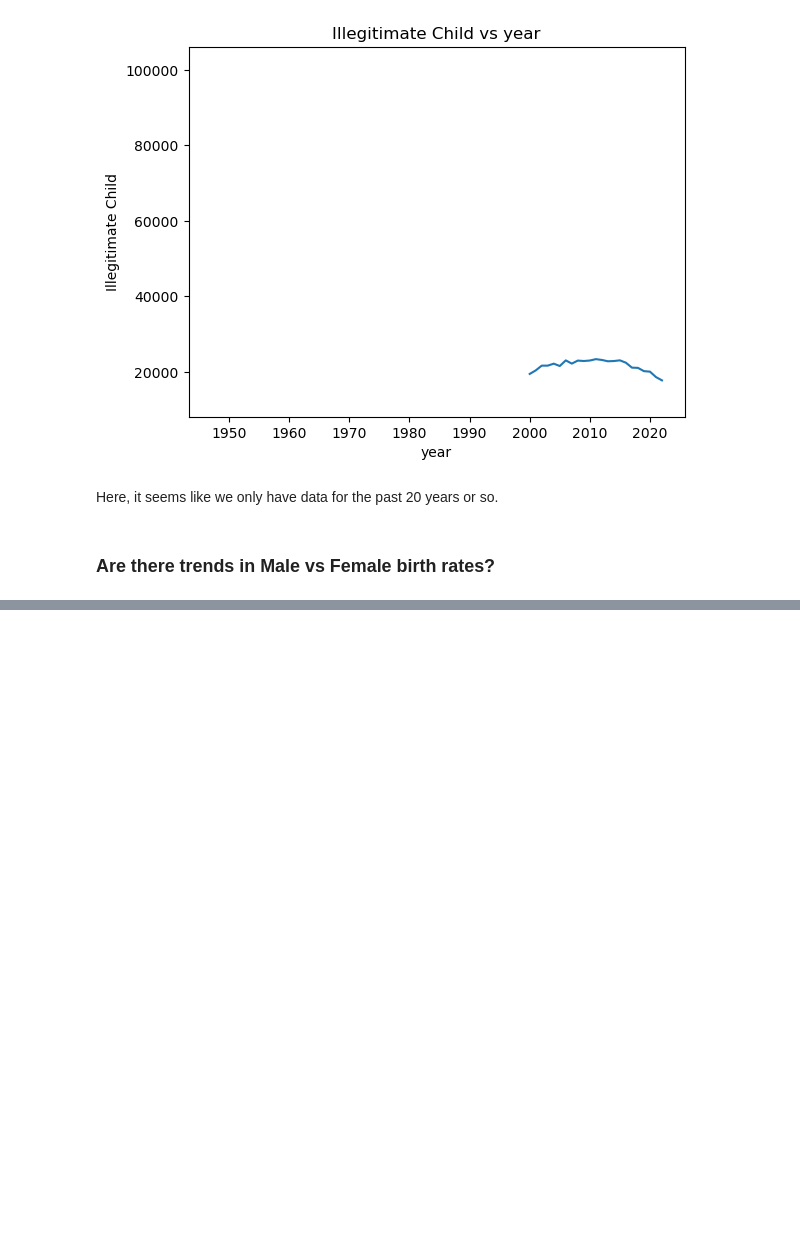
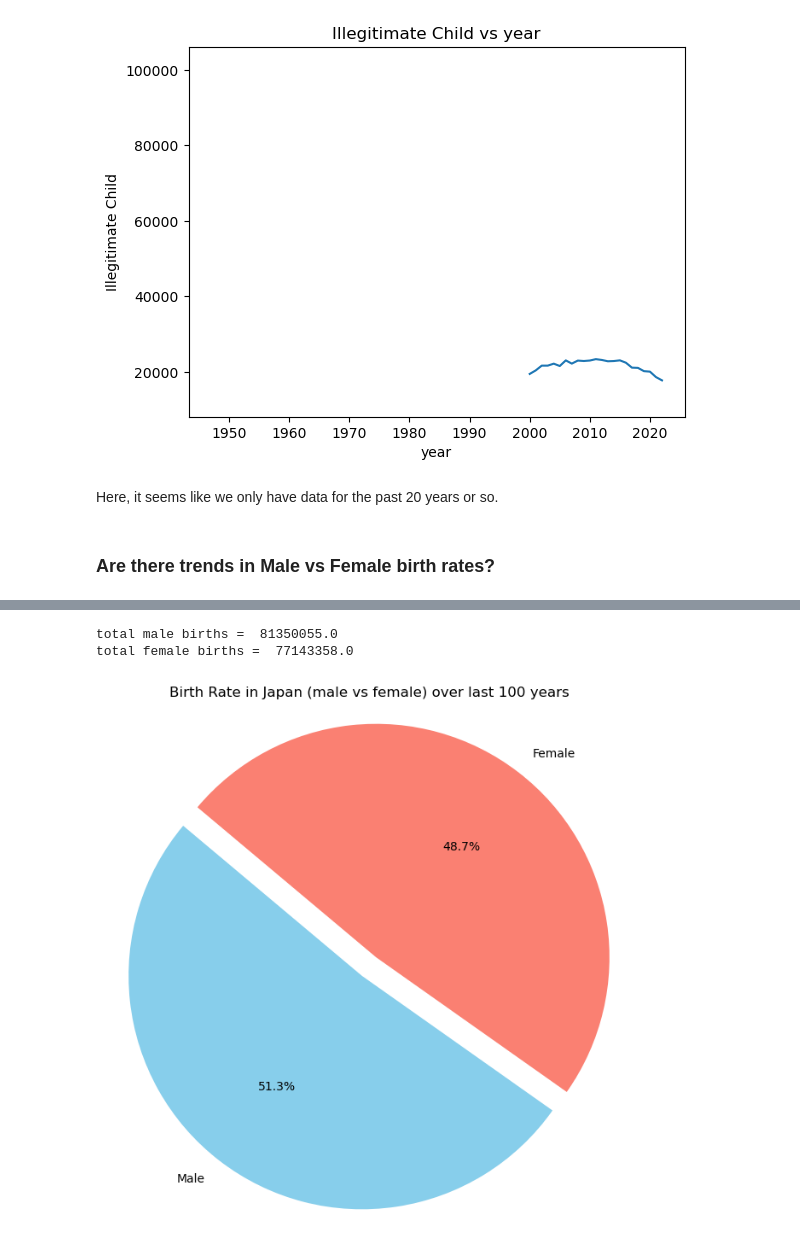
Before and after one commit to schr0841/project-1-group-7, a Jupyter notebook: project1group7.ipynb, the cells around one changed output, grey strips where cells are left out. Saved outputs shown, nothing was run; the diff lists cells and outputs as text; code cells hidden in the pictures; blank space fills up the shorter version.

```diff
--- a/project1group7.ipynb
+++ b/project1group7.ipynb
@@ -102,0 +157,23 @@ plt.show()
+# %%
+# if limit to last 100 years
+last_100yrs = japan_pd[japan_pd['year'] >= japan_pd['year'].max() - 100]
+# sum male & female births
+total_male_births_last_100yrs = last_100yrs['birth_male'].sum()
+total_female_births_last_100yrs = last_100yrs['birth_female'].sum()
+print("total male births = ",total_male_births_last_100yrs)
+print("total female births = ",total_female_births_last_100yrs)
+
+# create pie graph
+plt.figure(figsize=(8, 8))
+labels = ['Male', 'Female']
+sizes = [total_male_births_last_100yrs, total_female_births_last_100yrs]
+colors = ['skyblue', 'salmon']
+explode=(0.1, 0)
+plt.pie(sizes, explode=explode, labels=labels, colors=colors, autopct='%1.1f%%', startangle=140)
+plt.title('Birth Rate in Japan (male vs female) over last 100 years')
+plt.axis('equal')  # Equal aspect ratio ensures that pie is drawn as a circle.
+plt.show()
+# %% [output]
+total male births =  81350055.0
+total female births =  77143358.0
+[figure, added]
```
Also changed, not shown: parts of 4 cells of this notebook.
